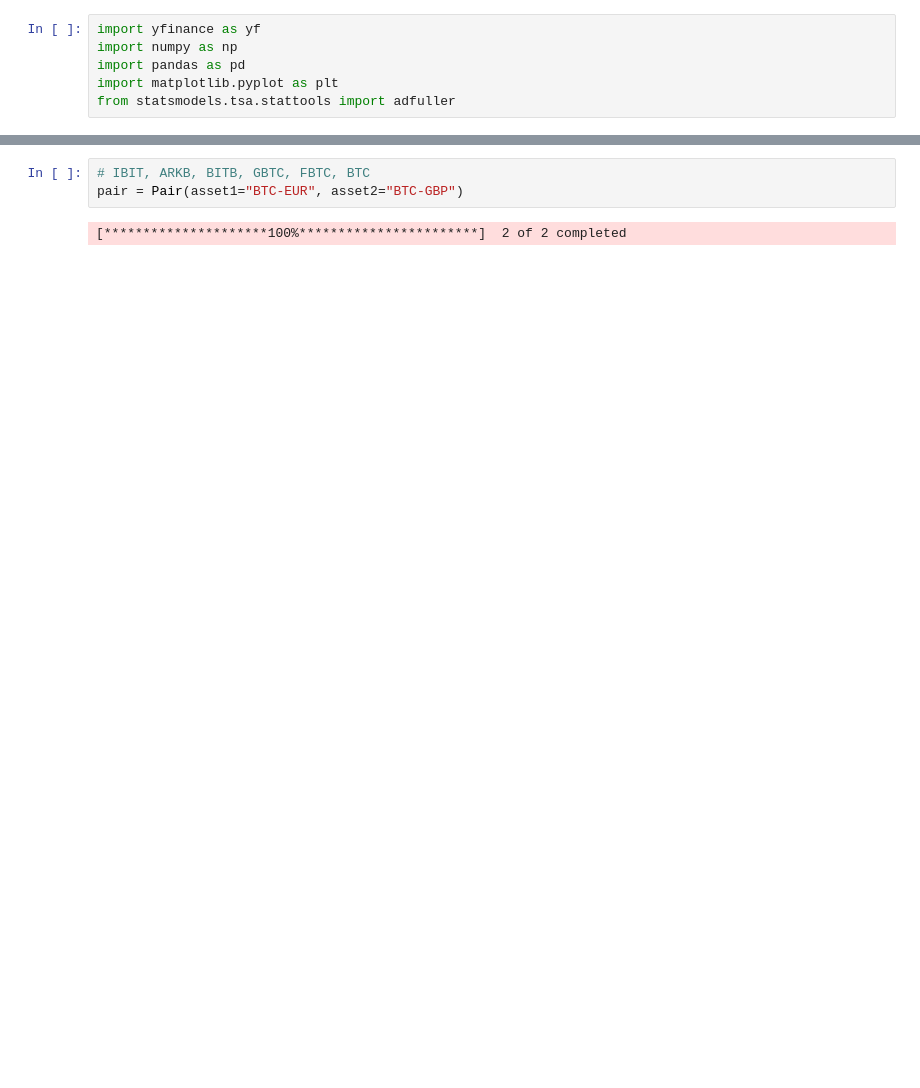
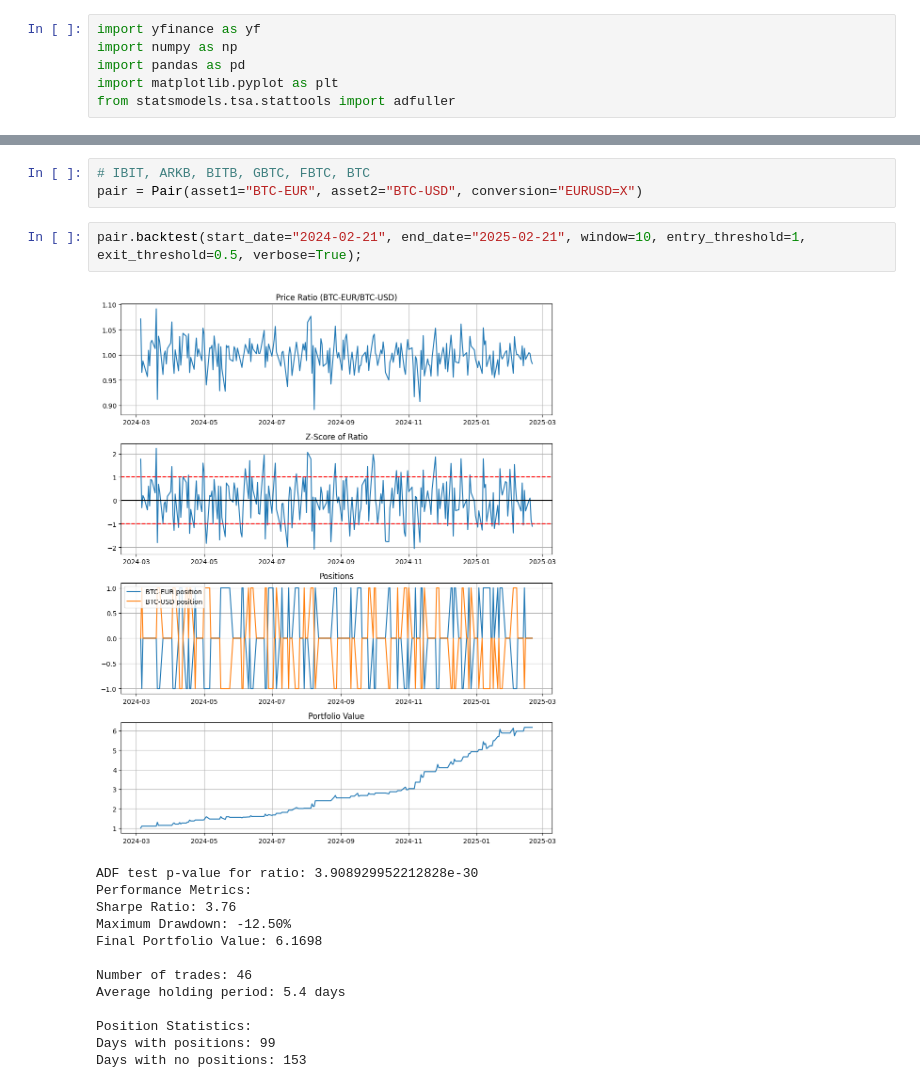
Before and after one commit to justinli34/pairs-trading, a Jupyter notebook: pairs.ipynb, the cells around one changed output, grey strips where cells are left out. Saved outputs shown, nothing was run; the diff lists cells and outputs as text; blank space fills up the shorter version.

```diff
--- a/pairs.ipynb
+++ b/pairs.ipynb
@@ -115,7 +109,21 @@ class Pair:
         return [portfolio_value.iloc[-1], sharpe_ratio, max_drawdown]
 # %%
 # IBIT, ARKB, BITB, GBTC, FBTC, BTC
-pair = Pair(asset1="BTC-EUR", asset2="BTC-GBP")
+pair = Pair(asset1="BTC-EUR", asset2="BTC-USD", conversion="EURUSD=X")
-# %% [output]
-[*********************100%***********************]  2 of 2 completed
+# %%
+pair.backtest(start_date="2024-02-21", end_date="2025-02-21", window=10, entry_threshold=1, exit_threshold=0.5, verbose=True);
+# %% [output]
+[figure, added]
+ADF test p-value for ratio: 3.908929952212828e-30
+Performance Metrics:
+Sharpe Ratio: 3.76
+Maximum Drawdown: -12.50%
+Final Portfolio Value: 6.1698
+
+Number of trades: 46
+Average holding period: 5.4 days
+
+Position Statistics:
+Days with positions: 99
+Days with no positions: 153
 # %% [markdown]
```
Also changed, not shown: parts of 5 cells of this notebook.
